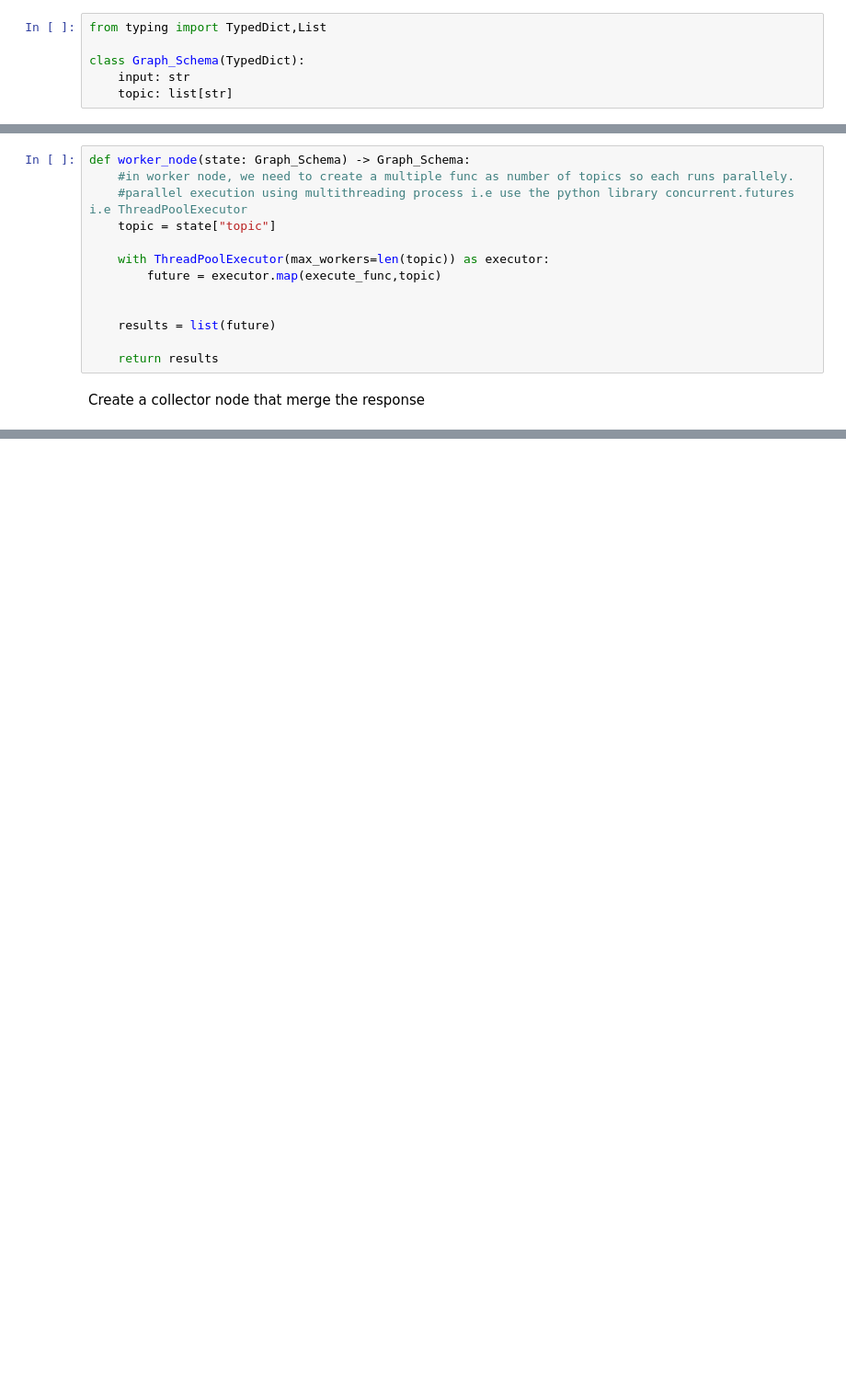
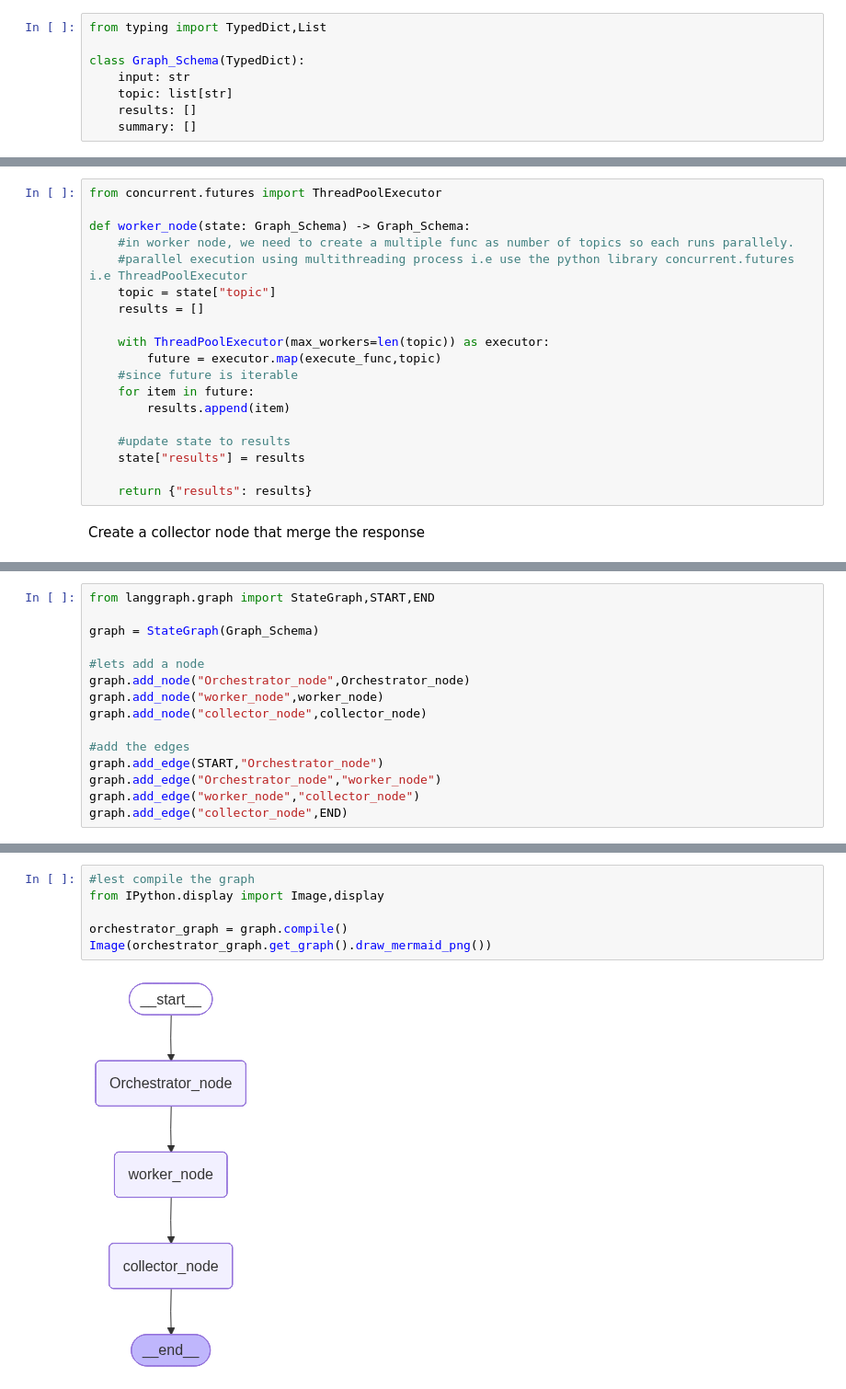
Before and after one commit to sbhujel07/LangGraph, a Jupyter notebook: Notebook/9.Orchestrator_workflow.ipynb, the cells around one changed output, grey strips where cells are left out. Shown at 92% size. Drawn from its saved outputs; the diff is of its cells as text; blank space fills up the shorter version.

Commit message:
created a orchestrator full working flow

```diff
--- a/Notebook/9.Orchestrator_workflow.ipynb
+++ b/Notebook/9.Orchestrator_workflow.ipynb
@@ -35,6 +35,8 @@ from typing import TypedDict,List
 class Graph_Schema(TypedDict):
     input: str
     topic: list[str]
+    results: []
+    summary: []
 # %% [markdown]
 Create a Graph node -> Orchestrator Node
 # %%
@@ -60,17 +62,23 @@ def execute_func(user_query: str):
 
     return response
 # %%
+from concurrent.futures import ThreadPoolExecutor
+
 def worker_node(state: Graph_Schema) -> Graph_Schema:
     #in worker node, we need to create a multiple func as number of topics so each runs parallely.
     #parallel execution using multithreading process i.e use the python library concurrent.futures i.e ThreadPoolExecutor
     topic = state["topic"]
+    results = []
 
     with ThreadPoolExecutor(max_workers=len(topic)) as executor:
         future = executor.map(execute_func,topic)
+    #since future is iterable
+    for item in future:
+        results.append(item)
 
+    #update state to results
+    state["results"] = results
 
-    results = list(future)
-
-    return results
+    return {"results": results}
 # %% [markdown]
 Create a collector node that merge the response
@@ -76,0 +112,15 @@ Create a collector node that merge the response
+# %%
+from langgraph.graph import StateGraph,START,END
+
+graph = StateGraph(Graph_Schema)
+
+#lets add a node
+graph.add_node("Orchestrator_node",Orchestrator_node)
+graph.add_node("worker_node",worker_node)
+graph.add_node("collector_node",collector_node)
+
+#add the edges
+graph.add_edge(START,"Orchestrator_node")
+graph.add_edge("Orchestrator_node","worker_node")
+graph.add_edge("worker_node","collector_node")
+graph.add_edge("collector_node",END)
@@ -76,0 +129,8 @@ Create a collector node that merge the response
+# %%
+#lest compile the graph
+from IPython.display import Image,display
+
+orchestrator_graph = graph.compile()
+Image(orchestrator_graph.get_graph().draw_mermaid_png())
+# %% [output]
+[figure, added]
```
Also changed, not shown: parts of 6 cells of this notebook.
